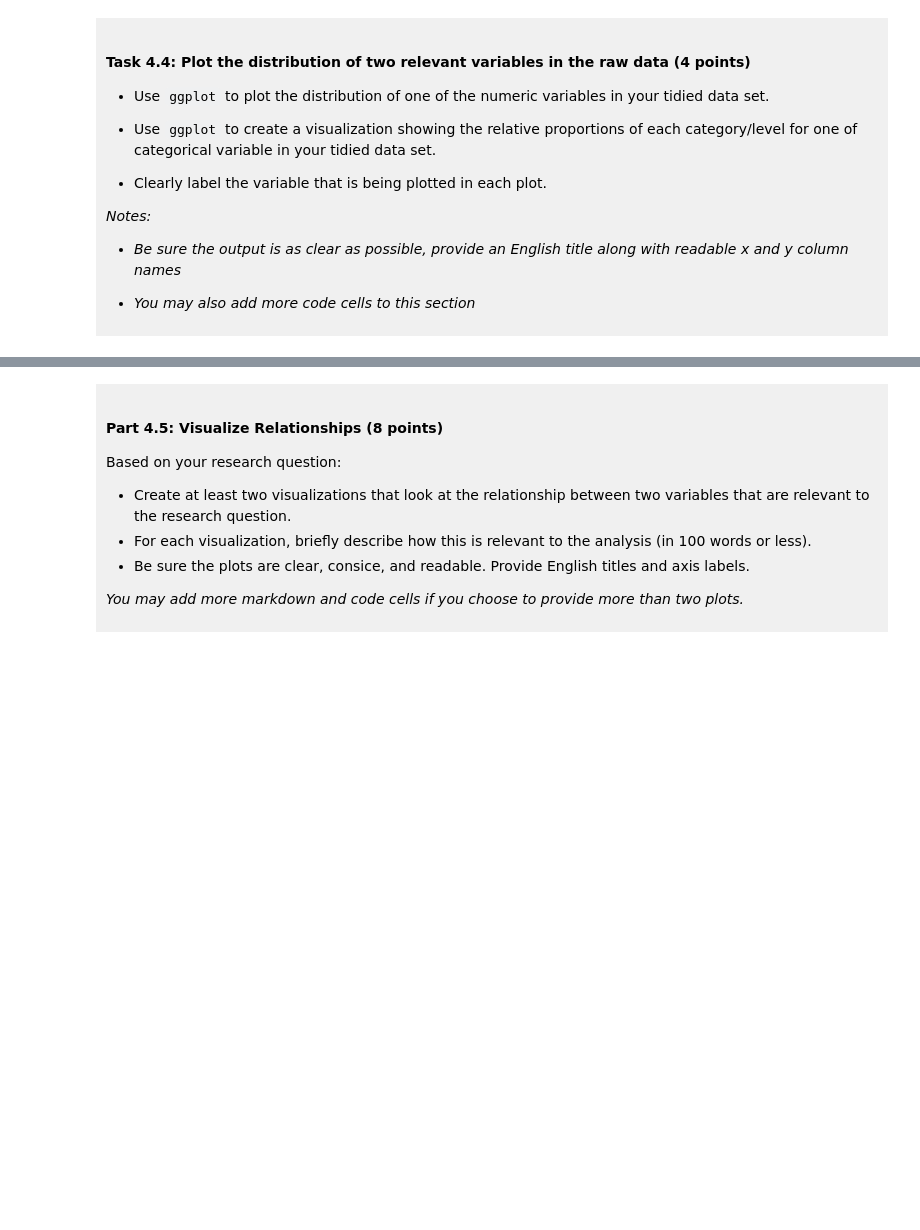
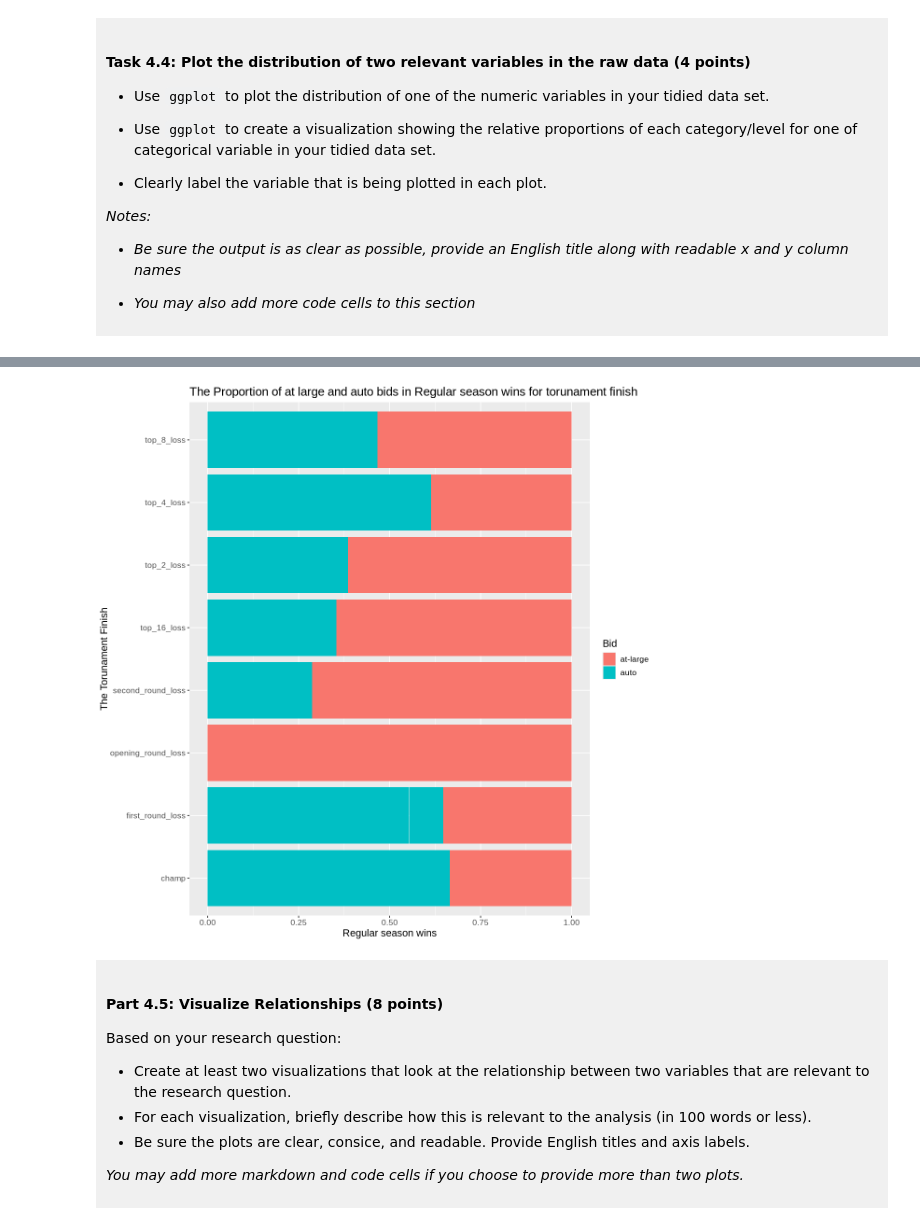
Before and after one commit to kacho-cheese34/dsci-100-project-kachi-chijuka, a Jupyter notebook: dsci-100-project-notebook.ipynb, the cells around one changed output, grey strips where cells are left out. Saved outputs shown, nothing was run; the diff lists cells and outputs as text; code cells hidden in the pictures; blank space fills up the shorter version.

```diff
--- a/dsci-100-project-notebook.ipynb
+++ b/dsci-100-project-notebook.ipynb
@@ -335,5 +415,16 @@ You will refine your research question (if needed) and produce a tidy data set.
 # %%
-### EDIT THIS CODE CELL FOR PLOT 2 ###
+options(repr.plot.width= 10, repr.plot.height=10)
+ncaa_womens_bar<- ncaa_womens_tidy|>
+ggplot(aes(x= reg_wins, y= tourney_finish , fill= bid,
+          fct_reorder(tourney_finish, reg_wins, .desc= TRUE)))+
+geom_bar(stat= "identity", position= 'fill')+
+labs(fill="Bid", y= "The Torunament Finish", x= "Regular season wins")+
+theme(text= element_text(size= 13))+
+ggtitle("The Proportion of at large and auto bids in Regular season wins for torunament finish")
+
+ncaa_womens_bar
+# %% [output]
+[figure, added]
 # %% [markdown]
 <div style="background-color: #f0f0f0; padding: 10px;">
 
```
Also changed, not shown: parts of 16 cells of this notebook.
